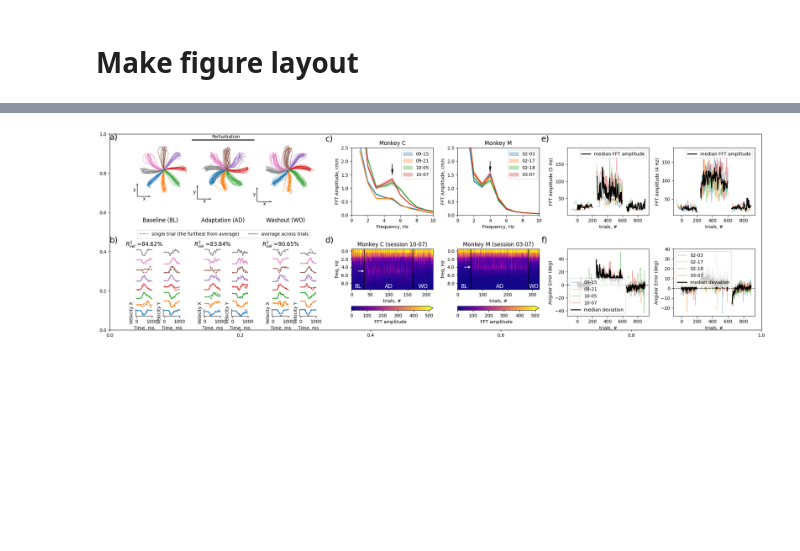
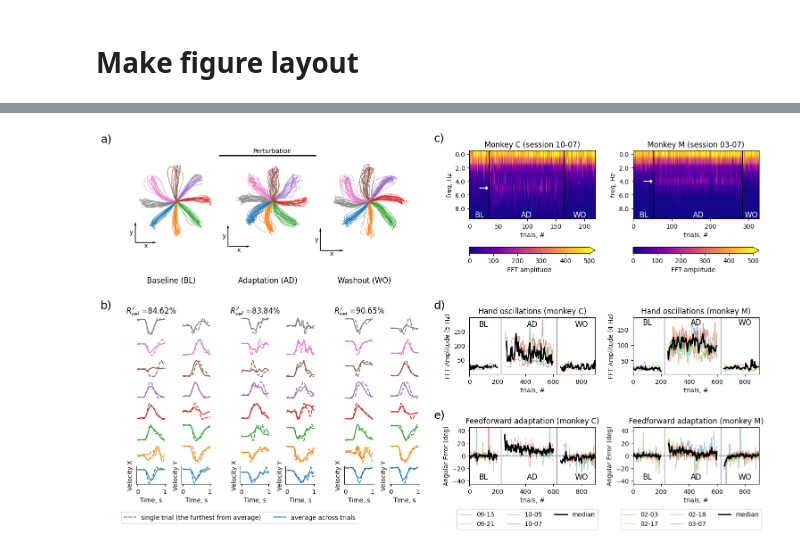
Before and after one commit to NinelK/BAND-torch, a Jupyter notebook: notebooks/paper/Fig2_vel_oscillations.ipynb, the cells around one changed output, grey strips where cells are left out. Drawn from its saved outputs; the diff is of its cells as text; code cells hidden in the pictures; blank space fills up the shorter version.

Commit message:
simplify Figure 2

```diff
--- a/notebooks/paper/Fig2_vel_oscillations.ipynb
+++ b/notebooks/paper/Fig2_vel_oscillations.ipynb
@@ -79,7 +77,7 @@ plt.legend(['ground truth','prediction'], loc='lower left', ncols=2)
 ## Set paths
 # %%
 raw_data_dir = (
-    "/disk/scratch2/nkudryas/motor_cortex/perich_2018_binned/"
+    "/disk/data1/motor_cortex/perich_2018_binned/"
 )
 data_save_dir = "../../datasets/"
 # %%
@@ -314,8 +347,9 @@ fig, axes = plt.subplots(2,4,figsize=(20,10))
 
 for j, (m, exps, peak_fr) in enumerate(zip(['C','M'],[experiments[:4],experiments[4:]],[5,4])):
     for i,spike_data_dir in enumerate(exps):
-        plot_angular_deviation(axes[j,i], monkey=m, spike_data_dir=spike_data_dir, Pos=Pos, Sign=Sign, epoch=Epoch_short, target=Target_short,angle_t=29)
-
+        plot_angular_deviation(axes[j,i], monkey=m, spike_data_dir=spike_data_dir, Pos=Pos, Sign=Sign, epoch=Epoch_short,
+                               target=Target_short,angle_t=29)
+        axes[j,i].set_ylim(-50,+50)
 
 plt.tight_layout()
 fig.savefig('./figs/Figure3f_sup.pdf')
@@ -448,15 +498,16 @@ Mihili_CO_FF_2014-03-07.mat 275.9633027522936
 from goodman_panels import panels, panel_specs, label_panel, label_panels
 # %%
 layout = '''
-ACE
-BDF
+AC
+BD
+BE
 '''
-fig = plt.figure(figsize=(20, 6))
-blank = fig.add_subplot([0,0,1,1])
-specs, gs = panel_specs(layout, fig=fig, gridspec_args={'left': 0.04, 'right': .99, 'bottom': 0.07, 'top': 0.93, 'hspace': .5, 'wspace': .15})
+fig = plt.figure(figsize=(15, 9))
+# blank = fig.add_subplot([0,0,1,1])
+specs, gs = panel_specs(layout, fig=fig, gridspec_args={'left': 0.06, 'right': .99, 'bottom': 0.12, 'top': 0.95, 'hspace': .7, 'wspace': .15})
 axes = {}
-gs.set_width_ratios([1,1,1])
-gs.set_height_ratios([1,1])
+gs.set_width_ratios([1,1])
+gs.set_height_ratios([2,1,1])
 
 ###############################################################
 
@@ -469,10 +520,10 @@ for i in range(3):
         axes[f"A{i}"] = ax = fig.add_subplot(subgs[i],aspect=1.,sharex=axes['A0'],sharey=axes['A0'])
     # manually move up
     p = ax.get_position()
-    ax.set_position([p.x0-0.01, p.y0+.04, p.width, p.height])
-label_panel(axes['A0'], 'a', postfix=')',offset_up=0.1,offset_left=.6)
+    ax.set_position([p.x0-0.02, p.y0, p.width, p.height])
+label_panel(axes['A0'], 'a', postfix=')',offset_up=0.4,offset_left=.5)
 
-subgs = specs['B'].subgridspec(8, 6, wspace=1.)
+subgs = specs['B'].subgridspec(8, 6, wspace=.75)
 for j in range(8):
     for i in range(6):
         axes[f"B{j}{i}"] = ax = fig.add_subplot(subgs[j,i])
@@ -483,12 +534,10 @@ for j in range(8):
 label_panel(axes['B00'], 'b', postfix=')')
 
 ws = .3
+
 subgs = specs['C'].subgridspec(1, 2, wspace=ws)
 for j in range(2):
     axes[f"C{j}"] = ax = fig.add_subplot(subgs[j])
-    # manually shrink
-    # p = ax.get_position()
-    # ax.set_position([p.x0, p.y0+0.1*p.height, p.width, 0.9*p.height])
 label_panel(axes['C0'], 'c', postfix=')')
 
 subgs = specs['D'].subgridspec(1, 2, wspace=ws)
@@ -498,30 +547,24 @@ label_panel(axes['D0'], 'd', postfix=')')
 
 subgs = specs['E'].subgridspec(1, 2, wspace=ws)
 for j in range(2):
-    axes[f"E{j}"] = ax = fig.add_subplot(subgs[j])
+    axes[f"E{j}"] = ax = fig.add_subplot(subgs[j],sharex=axes[f'D{j}'])
 label_panel(axes['E0'], 'e', postfix=')')
-
-subgs = specs['F'].subgridspec(1, 2, wspace=ws)
-for j in range(2):
-    axes[f"F{j}"] = ax = fig.add_subplot(subgs[j],sharex=axes[f'E{j}'])
-label_panel(axes['F0'], 'f', postfix=')')
 
 #################################################################
 
 plot_directions_per_epoch(pos,target_direction,epoch,axes = [axes[f'A{i}'] for i in range(3)])
 
 R2s = plot_beh_pred_per_epoch(vel[testQ==1], avg_vel_per_epoch[testQ==1], dir_index[testQ==1], trials2plot, epoch[testQ==1],component=0, ax_vel = [[axes[f'B{j}{i}'] for j in range(7,-1,-1)] for i in range(0,6,2)])
+print(R2s)
 plot_beh_pred_per_epoch(vel[testQ==1], avg_vel_per_epoch[testQ==1], dir_index[testQ==1], trials2plot, epoch[testQ==1],component=1, ax_vel = [[axes[f'B{j}{i}'] for j in range(7,-1,-1)] for i in range(1,6,2)])
 for e in range(3):
     mask = epoch[testQ==1] == e
     axes[f'B0{2*e}'].set_title(r'$R^2_{vel}$ ='+f'{R2s[e]*100:.2f}%')
     axes[f'B0{2*e+1}'].set_title('')
-axes[f'B00'].legend(['single trial (the furthest from average)','average across trials'], loc=(0.1,2.5), ncols=2)
-
-plot_fourier_AD([axes[f'C{j}'] for j in range(2)], Vel, Epoch, experiments)
+axes[f'B70'].legend(['single trial (the furthest from average)','average across trials'], loc=(-.5,-2.2), ncols=2)
 
 for i, (m, spike_data_dir, peak_fr) in enumerate(zip(['C','M'],[experiments[3],experiments[-1]],[5,4])):
-    plot_fourier_last_sessions(axes[f'D{i}'], monkey=m, spike_data_dir=spike_data_dir, vel=Vel, epoch=Epoch, plot='spectrum', peak_freq = peak_fr)
+    plot_fourier_last_sessions(axes[f'C{i}'], monkey=m, spike_data_dir=spike_data_dir, vel=Vel, epoch=Epoch, plot='spectrum', peak_freq = peak_fr)
 
 for i, (m, exps, peak_fr) in enumerate(zip(['C','M'],[experiments[:4],experiments[4:]],[5,4])):
     collect_data = np.zeros([4,int(900/4)])
@@ -535,15 +578,15 @@ for i, (m, exps, peak_fr) in enumerate(zip(['C','M'],[experiments[:4],experiment
             trial_lim = 350 if e=='AD' else 250
             smooth_fft = np.convolve(np.concatenate([fft[epochs==e][::-1],fft[epochs==e],fft[epochs==e][::-1]]),
                                         np.ones(4)/4, mode='same')[len(fft[epochs==e]):2*len(fft[epochs==e])]
-            axes[f'E{i}'].plot(trial_vector[(epochs==e) & (trial < trial_lim)],
+            axes[f'D{i}'].plot(trial_vector[(epochs==e) & (trial < trial_lim)],
                             smooth_fft[trial[epochs==e] < trial_lim],lw=1,alpha=0.5,c=f'C{j}')
             collect_data[j][trial_vector[(epochs==e) & (trial < trial_lim)]//4] += smooth_fft[trial[epochs==e] < trial_lim]
 
-        axes[f'F{i}'].plot(collect_angle_data[m][j],c=f'C{j}', alpha=0.5, lw=1, label=spike_data_dir.split('_')[3].split('.mat')[0][5:])
+        axes[f'E{i}'].plot(collect_angle_data[m][j],c=f'C{j}', alpha=0.5, lw=1, label=spike_data_dir.split('_')[3].split('.mat')[0][5:])
 
     collect_data[collect_data==0] = np.nan
     median_fft = np.nanmedian(collect_data,axis=0)
-    axes[f'E{i}'].plot(np.arange(len(median_fft))*4, median_fft, c='k', lw=2, label='median FFT amplitude')
+    axes[f'D{i}'].plot(np.arange(len(median_fft))*4, median_fft, c='k', lw=2, label='median')
 
     median_dev = np.nanmedian(collect_angle_data[m],axis=0)
     mask = np.isnan(median_dev)
@@ -553,17 +596,27 @@ for i, (m, exps, peak_fr) in enumerate(zip(['C','M'],[experiments[:4],experiment
     # 4 trial moving average
     median_dev = np.convolve(np.concatenate([median_dev[::-1],median_dev,median_dev[::-1]]),
                                             np.ones(4)/4, mode='same')[len(median_dev):2*len(median_dev)]
-    axes[f'F{i}'].plot(median_dev, c='k', lw=2, label='median deviation')
+    axes[f'E{i}'].plot(median_dev, c='k', lw=2, label='median')
 
 
     axes[f'E{i}'].set_xlabel('trials, #')
-    axes[f'F{i}'].set_xlabel('trials, #')
-    axes[f'E{i}'].set_ylabel(f'FFT Amplitude ({peak_fr} Hz)')
-    axes[f'F{i}'].set_ylabel('Angular Error (deg)')
-    axes[f'F{i}'].axhline(0, c='k', ls='--', lw=1)
-    axes[f'E{i}'].legend()
-    axes[f'F{i}'].legend()
-    axes[f'F{i}'].set_ylim([-45,45])
+    axes[f'D{i}'].set_ylabel(f'FFT Amplitude ({peak_fr} Hz)')
+    axes[f'E{i}'].set_ylabel('Angular Error (deg)')
+    axes[f'E{i}'].axhline(0, c='k', ls='--', lw=1)
+    axes[f'E{i}'].legend(loc = (-.1,-.8), ncols=3)
+    axes[f'E{i}'].set_ylim([-45,45])
+    axes[f'E{i}'].set_yticks([-40,-20,0,20,40])
+    axes[f'D{i}'].set_title(f'Hand oscillations (monkey {m})')
+    axes[f'E{i}'].set_title(f'Feedforward adaptation (monkey {m})')
+
+    for letter,level in zip(['D','E'],[160,-40]):
+        axes[f'{letter}{i}'].set_xlabel('trials, #')
+        axes[f'{letter}{i}'].set_xlim([0,900])
+        axes[f'{letter}{i}'].text(100, level , 'BL', fontsize=12, ha='center', va='bottom')
+        axes[f'{letter}{i}'].text(450, level , 'AD', fontsize=12, ha='center', va='bottom')
+        axes[f'{letter}{i}'].text(800, level , 'WO', fontsize=12, ha='center', va='bottom')
+        axes[f'{letter}{i}'].axvline(225, c='grey', lw=1)
+        axes[f'{letter}{i}'].axvline(625, c='grey', lw=1)
 
 fig.savefig('./figs/Figure3.pdf')
 # %% [output]
@@ -570 +624 @@ fig.savefig('./figs/Figure3.pdf')
-[figure, old version]
+[figure, new version]
```
Also changed, not shown: parts of 11 cells of this notebook, 1 other file.
